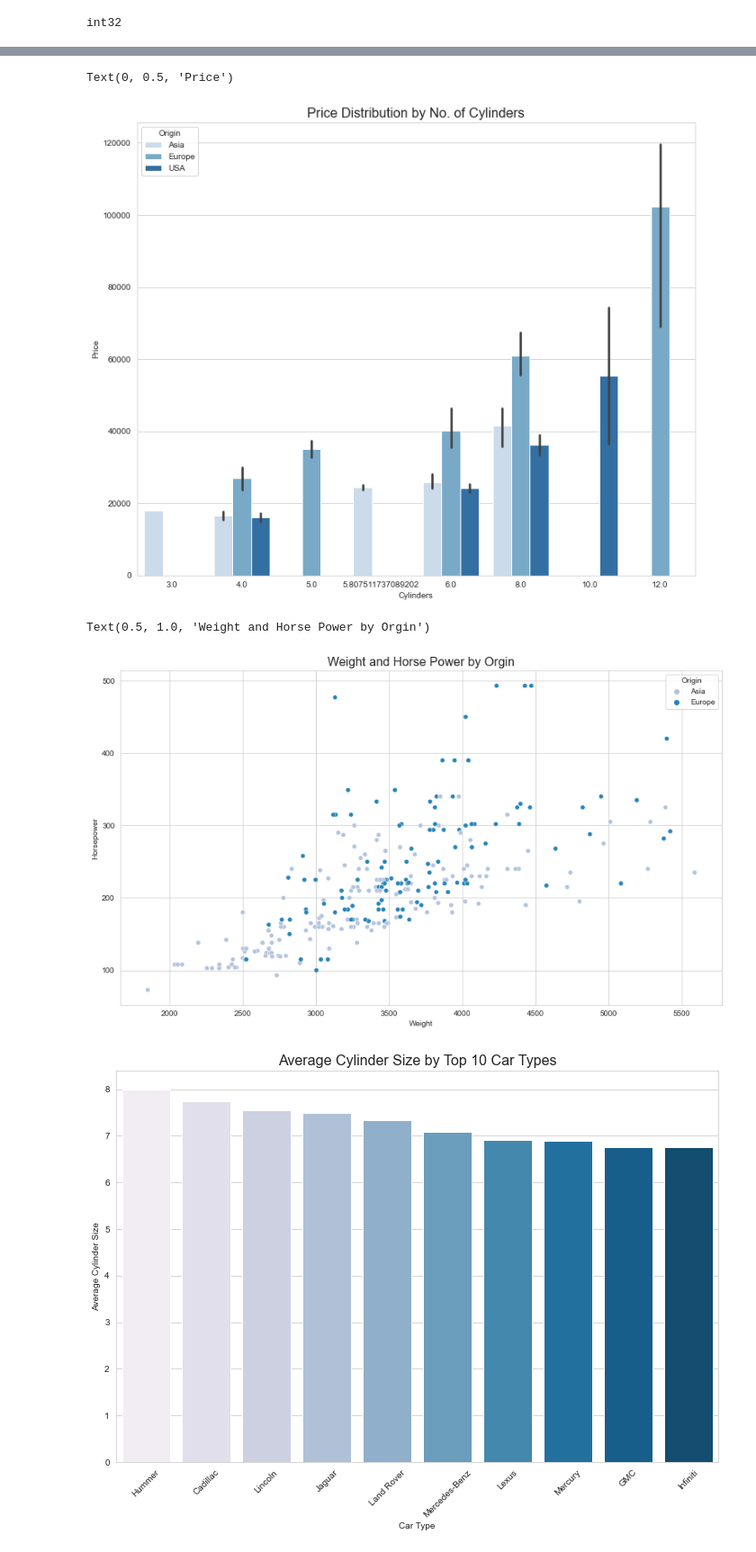
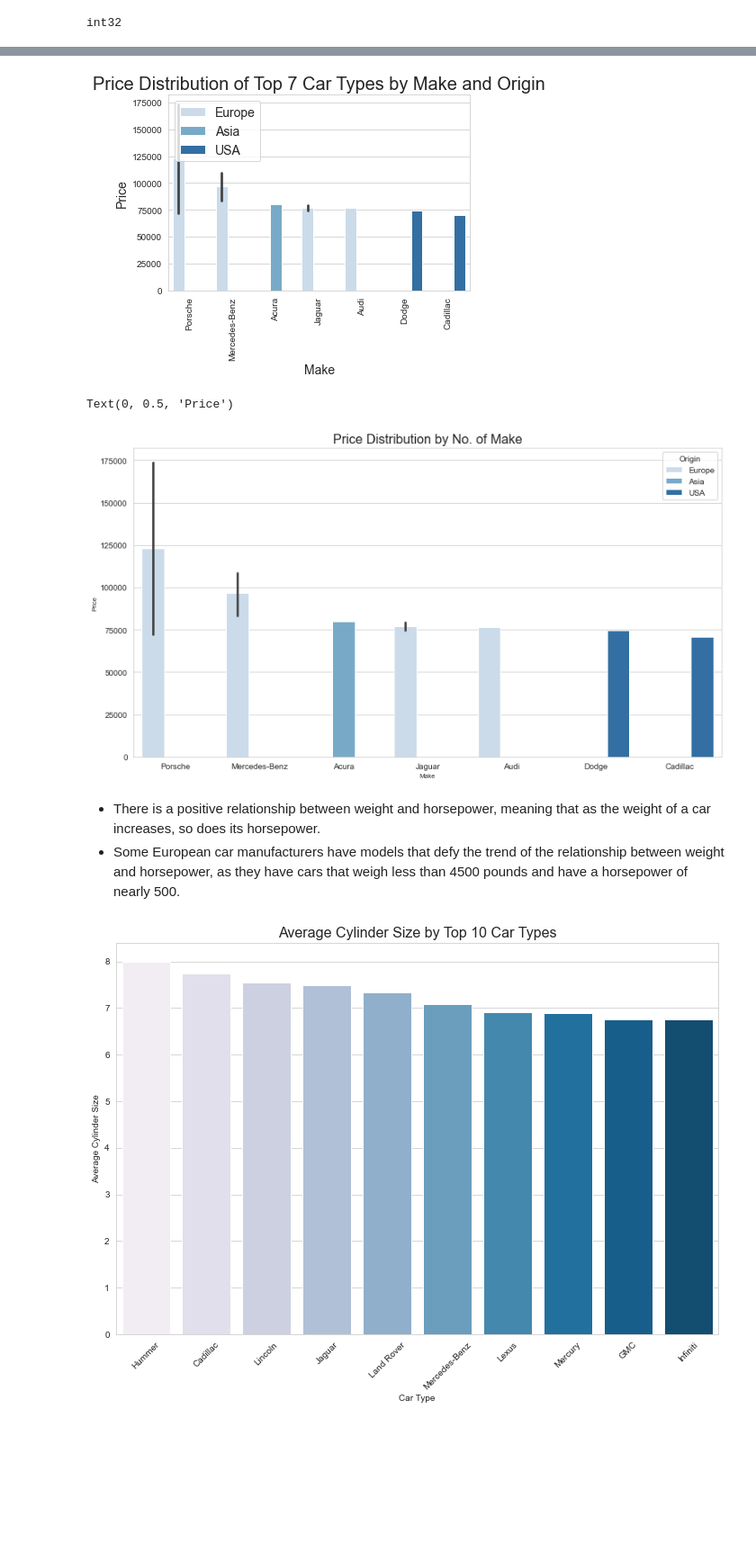
Before and after one commit to Oluchi5/DATA-ANALYST-PORTFOLIO, a Jupyter notebook: Python Projects/CAR DATASET PYTHON PROJECT.ipynb, the cells around one changed output, grey strips where cells are left out. Shown at 90% size. Saved outputs shown, nothing was run; the diff lists cells and outputs as text; code cells hidden in the pictures; blank space fills up the shorter version.

```diff
--- a/Python Projects/CAR DATASET PYTHON PROJECT.ipynb
+++ b/Python Projects/CAR DATASET PYTHON PROJECT.ipynb
@@ -310,24 +317,39 @@ plt.show()
+# %%
+# Sort the dataframe by Price in descending order
+Car_data = Car_data.sort_values(by='Price',ascending=False)
+
+# Select the top 15 car types
+Car_data = Car_data.head(15)
+
+# Create a bar plot
+sns.barplot(x = 'Make', y = 'Price', data = Car_data, hue = 'Origin',palette='Blues')
+
+
+# Set labels and titles
+plt.title("Price Distribution of Top 7 Car Types by Make and Origin", fontsize=20)
+plt.xlabel("Make",fontsize=14)
+plt.ylabel("Price",fontsize=14)
+plt.xticks(rotation=90)
+plt.legend(loc='upper left',fontsize=14)
+plt.show()
+# %% [output]
+[figure, added]
 # %%
 sns.set_style("whitegrid")
 # create a bar plot with larger size
-plt.figure(figsize=(12,10))
-sns.barplot(x = 'Cylinders', y = 'Price', data = Car_data, hue = 'Origin', palette='Blues')
+plt.figure(figsize=(13,7))
+sns.barplot(x = Car_data['Make'], y = 'Price', data = Car_data, hue = 'Origin', palette='Blues')
 
 #set labels and titles
-plt.title("Price Distribution by No. of Cylinders", fontsize=16)
-plt.xlabel("Cylinders")
-plt.ylabel("Price")
+plt.title("Price Distribution by No. of Make", fontsize=16)
+plt.xlabel("Make",fontsize=8)
+plt.ylabel("Price",fontsize=8)
 # %% [output]
 Text(0, 0.5, 'Price')
-[figure, old version]
+[figure, new version]
-# %%
-# setting the dimensions of the plot
-fig, ax = plt.subplots(figsize=(14,8))
-# use seaborn to create a scatter plot of the filtered data
-sns.scatterplot(x = 'Weight', y = 'Horsepower', data = filtered_data, hue ='Origin', palette='PuBu' ).set_title('Weight and Horse Power by Orgin', fontsize=16)
-# %% [output]
-Text(0.5, 1.0, 'Weight and Horse Power by Orgin')
-[figure, removed]
+# %% [markdown]
+* There is a positive relationship between weight and horsepower, meaning that as the weight of a car increases, so does its horsepower.
+* Some European car manufacturers have models that defy the trend of the relationship between weight and horsepower, as they have cars that weigh less than 4500 pounds and have a horsepower of nearly 500.
 # %%
 #group the data by car type and calculate the average cylinder size
 car_data_grouped = Car_data.groupby('Make').mean()[['Cylinders']]
```
Also changed, not shown: parts of 9 cells of this notebook.
